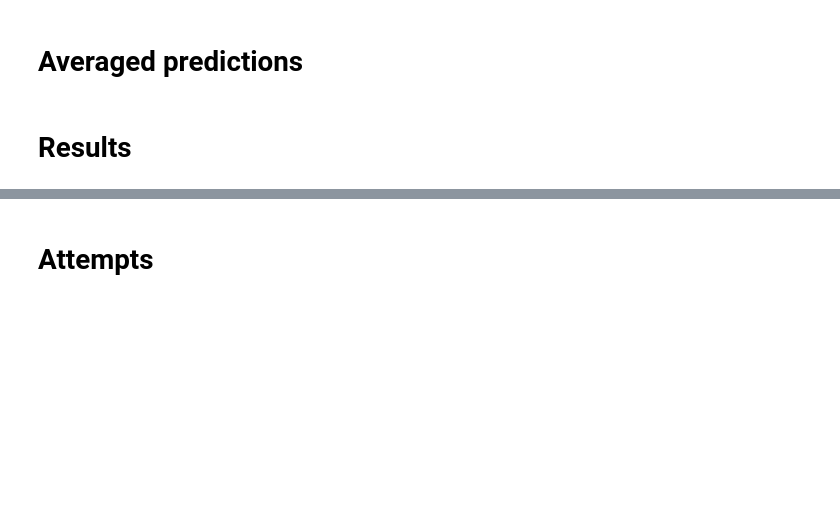
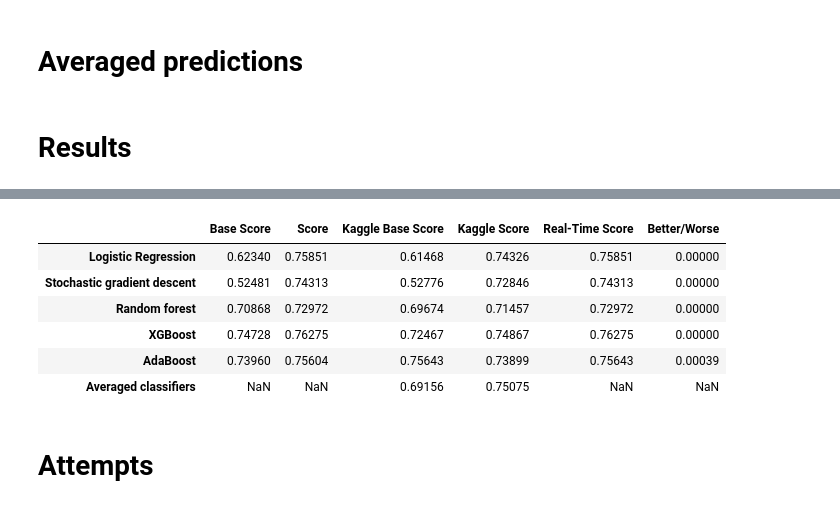
Before and after one commit to Gedas-LT/kaggle-home-credit, a Jupyter notebook: notebook.ipynb, the cells around one changed output, grey strips where cells are left out. Saved outputs shown, nothing was run; the diff lists cells and outputs as text; code cells hidden in the pictures; blank space fills up the shorter version.

```diff
--- a/notebook.ipynb
+++ b/notebook.ipynb
@@ -947,21 +909,10 @@ ada = AdaBoostClassifier(random_state=42)
 
 ada_pipe = Pipeline(
     steps=[
-        #("custom_preprocessor_1", get_organization_type),
-        #("custom_preprocessor_2", get_pos_cash_dpd),
-        #("custom_preprocessor_3", get_flag_insurance),
-        #("custom_preprocessor_4", get_prev_credit_type_counter),
-        #("custom_preprocessor_5", get_annuity_income_ratio),
-        #("custom_preprocessor_6", get_organization_type),
-        #("custom_preprocessor_7", get_organization_type),
-        #("custom_preprocessor_8", get_organization_type),
-        #("custom_preprocessor_9", get_organization_type),
-        #("custom_preprocessor_10", get_organization_type),
-        #("custom_preprocessor_11", get_organization_type),
-        #("custom_preprocessor_12", get_organization_type),
-        #("custom_preprocessor_13", get_organization_type),
-        #("custom_preprocessor_14", get_organization_type),
-        #("custom_preprocessor_15", get_organization_type),
+        ("custom_preprocessor_1", get_pos_cash_dpd),
+        ("custom_preprocessor_2", get_prev_credit_type_counter),
+        ("custom_preprocessor_3", get_annuity_income_ratio),
+        ("custom_preprocessor_4", get_installments_version),
         ("preprocessor", preprocessor),
         ("model", ada)
     ]
@@ -1006,10 +957,10 @@ xgboost_base_score = 0.74728
 ada_base_score = 0.7396
 avg_base_score = None
 
-log_score = 0.75953
-sgd_score = 0.74745
-forest_score = 0.72915
-xgboost_score = 0.76338
+log_score = 0.75851
+sgd_score = 0.74313
+forest_score = 0.72972
+xgboost_score = 0.76275
 ada_score = 0.75604
 avg_score = None
 
@@ -1017,15 +968,15 @@ kaggle_base_log_score = 0.61468
 kaggle_base_sgd_score = 0.52776
 kaggle_base_forest_score = 0.69674
 kaggle_base_xgboost_score = 0.72467
-kaggle_base_ada_score = 0.75665
+kaggle_base_ada_score = 0.75643
 kaggle_base_avg_score = 0.69156
 
-kaggle_log_score = 0.74288
-kaggle_sgd_score = 0.72641
-kaggle_forest_score = 0.00000
-kaggle_xgboost_score = 0.75004
-kaggle_ada_score = 0.00000
-kaggle_avg_score = 0.75075
+kaggle_log_score = 0.74326
+kaggle_sgd_score = 0.72846
+kaggle_forest_score = 0.71457
+kaggle_xgboost_score = 0.74867
+kaggle_ada_score = 0.73899
+kaggle_avg_score = 0.75503
 
 scores_table = pd.DataFrame({"Base Score": [log_base_score, sgd_base_score, forest_base_score, xgboost_base_score, ada_base_score, avg_base_score],
                              "Score": [log_score, sgd_score, forest_score, xgboost_score, ada_score, avg_score],
@@ -1046,3 +996,10 @@ SyntaxError: invalid syntax (Temp/ipykernel_12616/4161140036.py, line 26)
+|  | Base Score | Score | Kaggle Base Score | Kaggle Score | Real-Time Score | Better/Worse |
+| Logistic Regression | 0.62340 | 0.75851 | 0.61468 | 0.74326 | 0.75851 | 0.00000 |
+| Stochastic gradient descent | 0.52481 | 0.74313 | 0.52776 | 0.72846 | 0.74313 | 0.00000 |
+| Random forest | 0.70868 | 0.72972 | 0.69674 | 0.71457 | 0.72972 | 0.00000 |
+| XGBoost | 0.74728 | 0.76275 | 0.72467 | 0.74867 | 0.76275 | 0.00000 |
+| AdaBoost | 0.73960 | 0.75604 | 0.75643 | 0.73899 | 0.75643 | 0.00039 |
+| Averaged classifiers | NaN | NaN | 0.69156 | 0.75075 | NaN | NaN |
 # %% [markdown]
 # Attempts
 # %%
```
Also changed, not shown: parts of 13 cells of this notebook.
